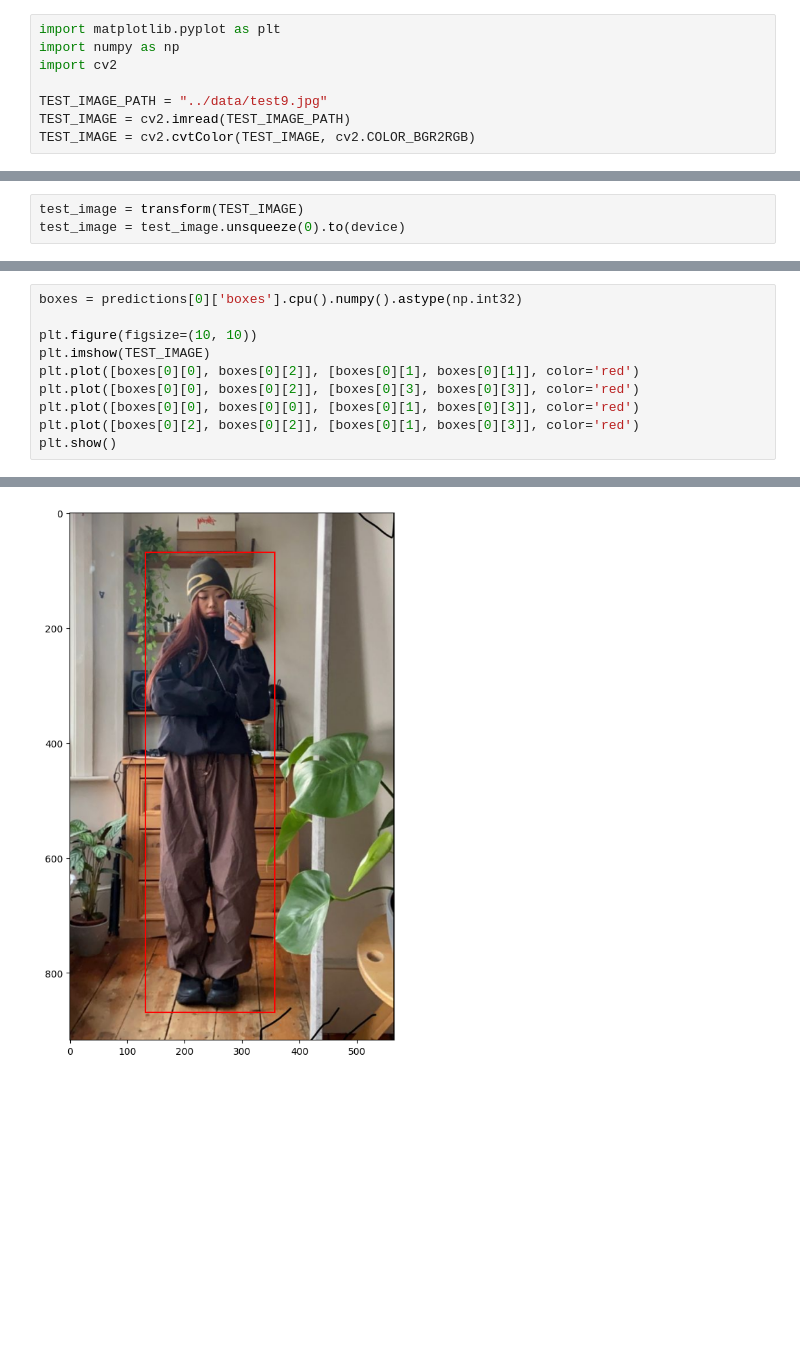
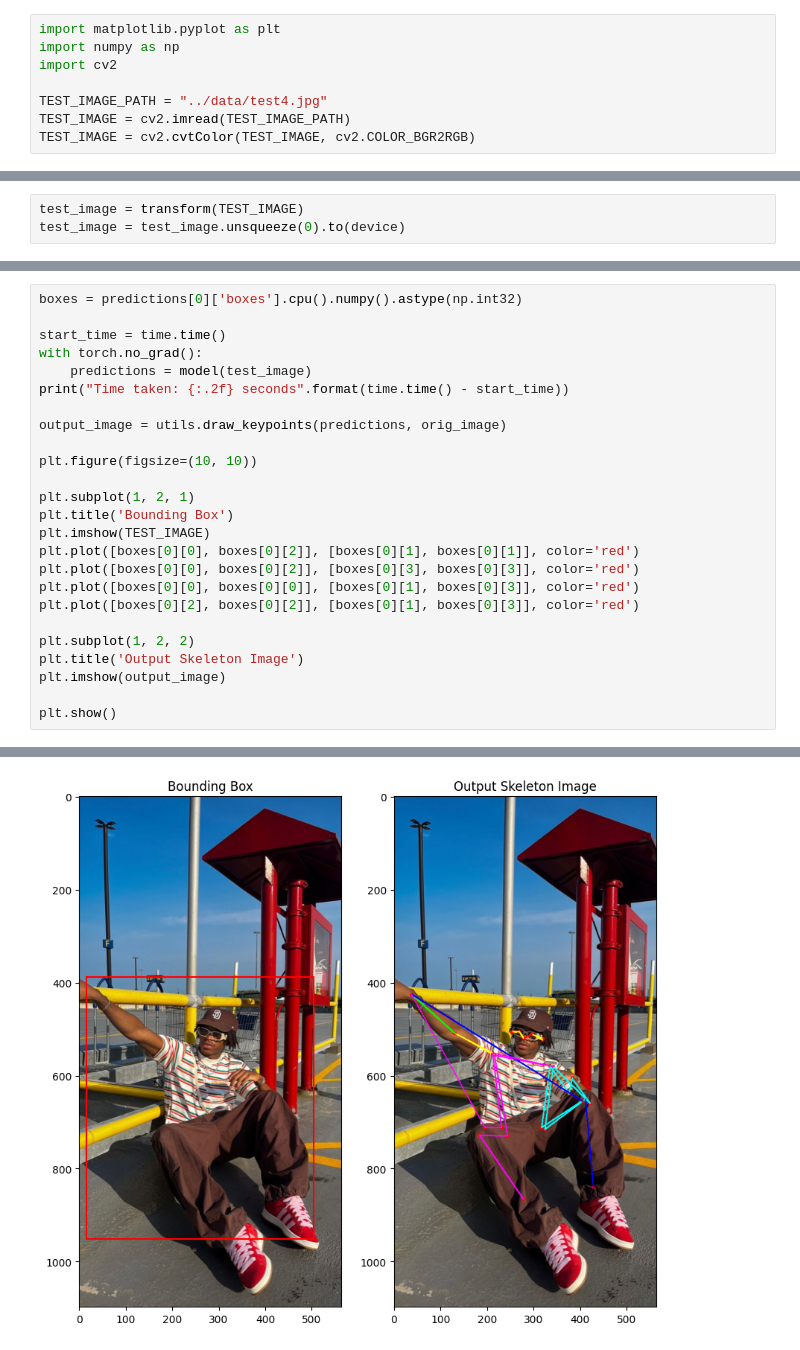
Before and after one commit to sync-without-async/CapstoneDesign-ML, a Jupyter notebook: notebooks/example_model_test.ipynb, the cells around one changed output, grey strips where cells are left out. Drawn from its saved outputs; the diff is of its cells as text; blank space fills up the shorter version.

```diff
--- a/notebooks/example_model_test.ipynb
+++ b/notebooks/example_model_test.ipynb
@@ -3,7 +3,7 @@ import matplotlib.pyplot as plt
 import numpy as np
 import cv2
 
-TEST_IMAGE_PATH = "../data/test9.jpg"
+TEST_IMAGE_PATH = "../data/test4.jpg"
 TEST_IMAGE = cv2.imread(TEST_IMAGE_PATH)
 TEST_IMAGE = cv2.cvtColor(TEST_IMAGE, cv2.COLOR_BGR2RGB)
 # %% [markdown]
@@ -93,11 +93,26 @@ Time taken: 1.62 seconds
 # %%
 boxes = predictions[0]['boxes'].cpu().numpy().astype(np.int32)
 
+start_time = time.time()
+with torch.no_grad():
+    predictions = model(test_image)
+print("Time taken: {:.2f} seconds".format(time.time() - start_time))
+
+output_image = utils.draw_keypoints(predictions, orig_image)
+
 plt.figure(figsize=(10, 10))
+
+plt.subplot(1, 2, 1)
+plt.title('Bounding Box')
 plt.imshow(TEST_IMAGE)
 plt.plot([boxes[0][0], boxes[0][2]], [boxes[0][1], boxes[0][1]], color='red')
 plt.plot([boxes[0][0], boxes[0][2]], [boxes[0][3], boxes[0][3]], color='red')
 plt.plot([boxes[0][0], boxes[0][0]], [boxes[0][1], boxes[0][3]], color='red')
 plt.plot([boxes[0][2], boxes[0][2]], [boxes[0][1], boxes[0][3]], color='red')
+
+plt.subplot(1, 2, 2)
+plt.title('Output Skeleton Image')
+plt.imshow(output_image)
+
 plt.show()
 # %% [output]
@@ -104 +121 @@ plt.show()
-[figure, old version]
+[figure, new version]
```
Also changed, not shown: parts of 5 cells of this notebook, 1 other file.
